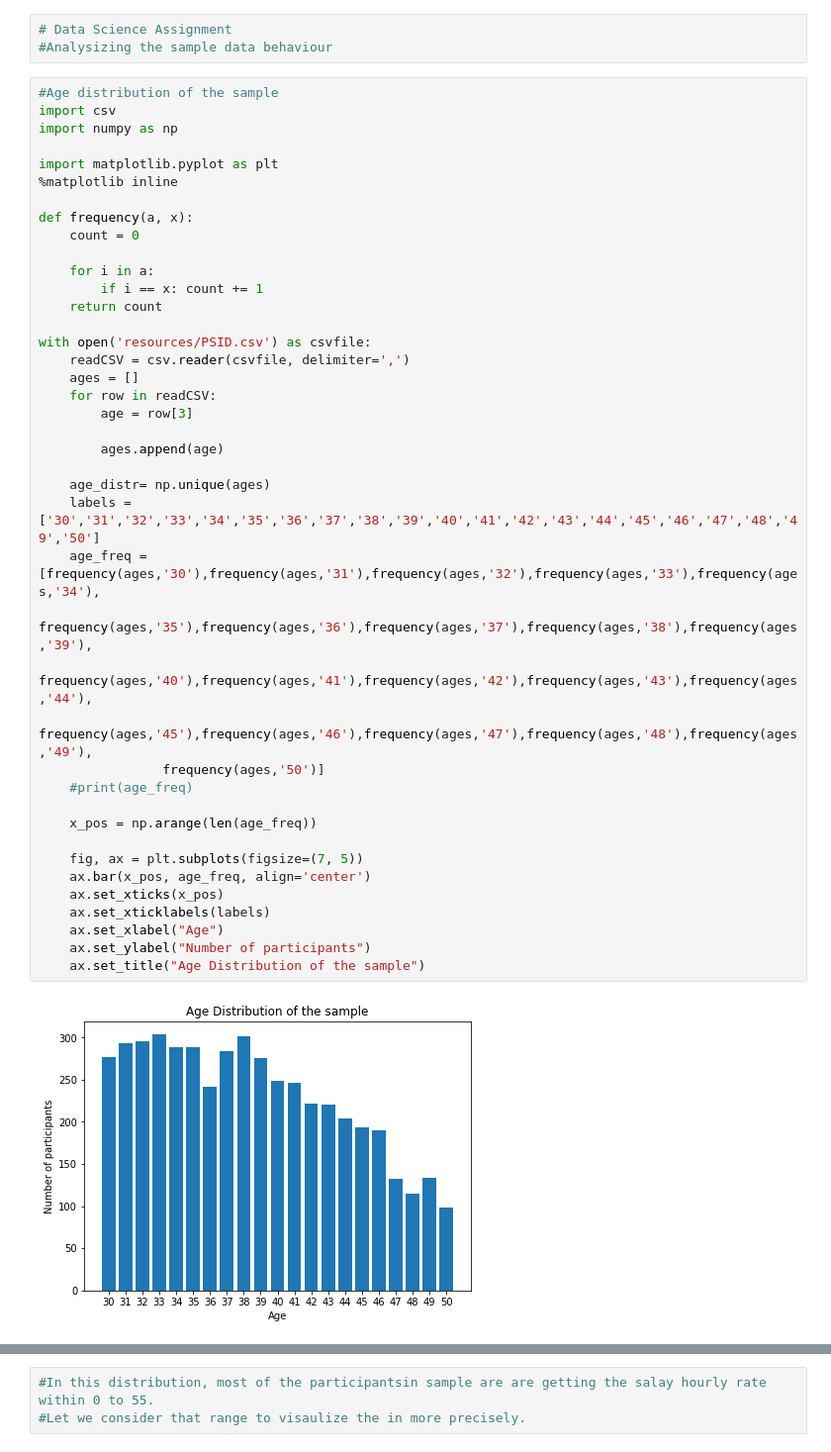
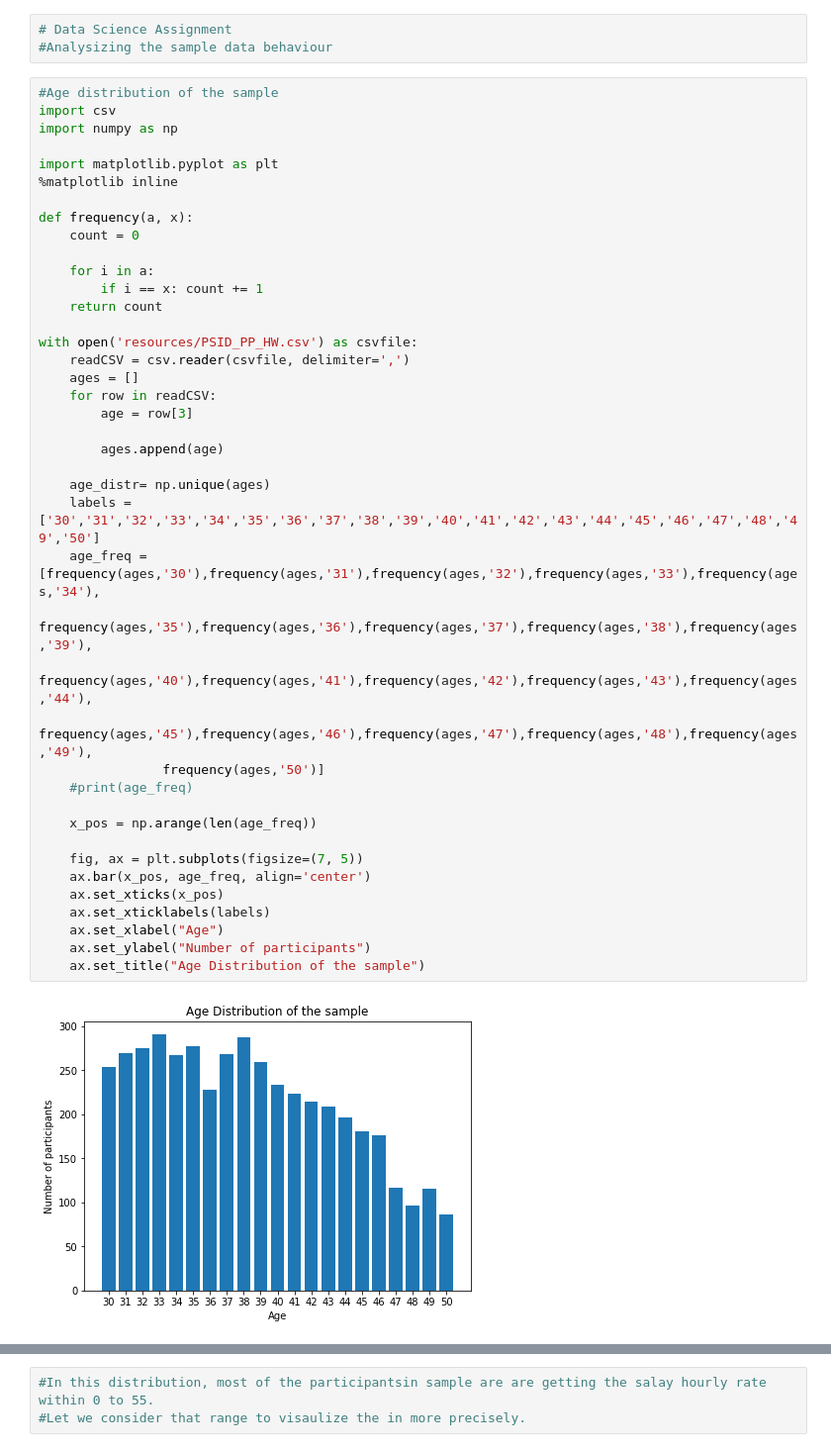
Before and after one commit to UpekkaA/datascience-assignment1, a Jupyter notebook: source-code/DataScienceAssignment.ipynb, the cells around one changed output, grey strips where cells are left out. Shown at 99% size. Cells and saved outputs as stored; diff of their text form.

```diff
--- a/source-code/DataScienceAssignment.ipynb
+++ b/source-code/DataScienceAssignment.ipynb
@@ -15,35 +15,35 @@ def frequency(a, x):
     for i in a:
         if i == x: count += 1
     return count
 
-with open('resources/PSID.csv') as csvfile:
+with open('resources/PSID_PP_HW.csv') as csvfile:
     readCSV = csv.reader(csvfile, delimiter=',')
     ages = []
     for row in readCSV:
         age = row[3]
 
         ages.append(age)
 
     age_distr= np.unique(ages)
     labels = ['30','31','32','33','34','35','36','37','38','39','40','41','42','43','44','45','46','47','48','49','50']
     age_freq = [frequency(ages,'30'),frequency(ages,'31'),frequency(ages,'32'),frequency(ages,'33'),frequency(ages,'34'),
                 frequency(ages,'35'),frequency(ages,'36'),frequency(ages,'37'),frequency(ages,'38'),frequency(ages,'39'),
                 frequency(ages,'40'),frequency(ages,'41'),frequency(ages,'42'),frequency(ages,'43'),frequency(ages,'44'),
                 frequency(ages,'45'),frequency(ages,'46'),frequency(ages,'47'),frequency(ages,'48'),frequency(ages,'49'),
                 frequency(ages,'50')]
     #print(age_freq)
 
     x_pos = np.arange(len(age_freq))
 
     fig, ax = plt.subplots(figsize=(7, 5))
     ax.bar(x_pos, age_freq, align='center')
     ax.set_xticks(x_pos)
     ax.set_xticklabels(labels)
     ax.set_xlabel("Age")
     ax.set_ylabel("Number of participants")
     ax.set_title("Age Distribution of the sample")
 # %% [output]
-[figure, old version]
+[figure, new version]
 # %%
 #Education distribution of the sample
 import csv
```
Also changed, not shown: parts of 5 cells of this notebook, 1 other file.
